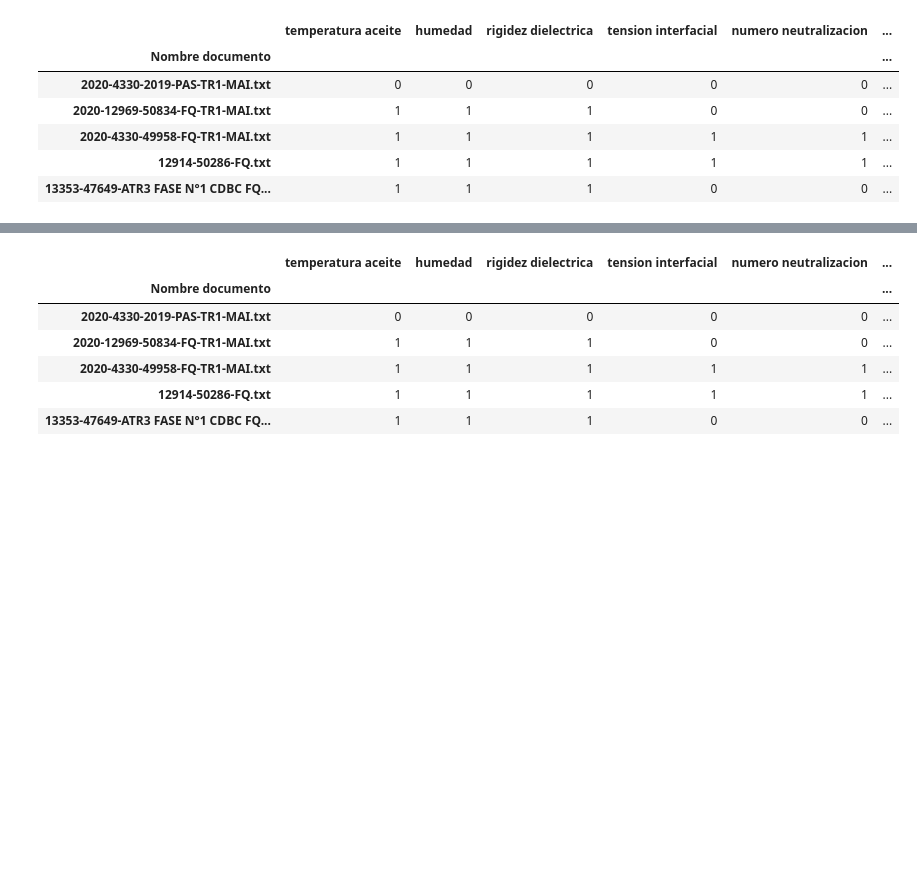
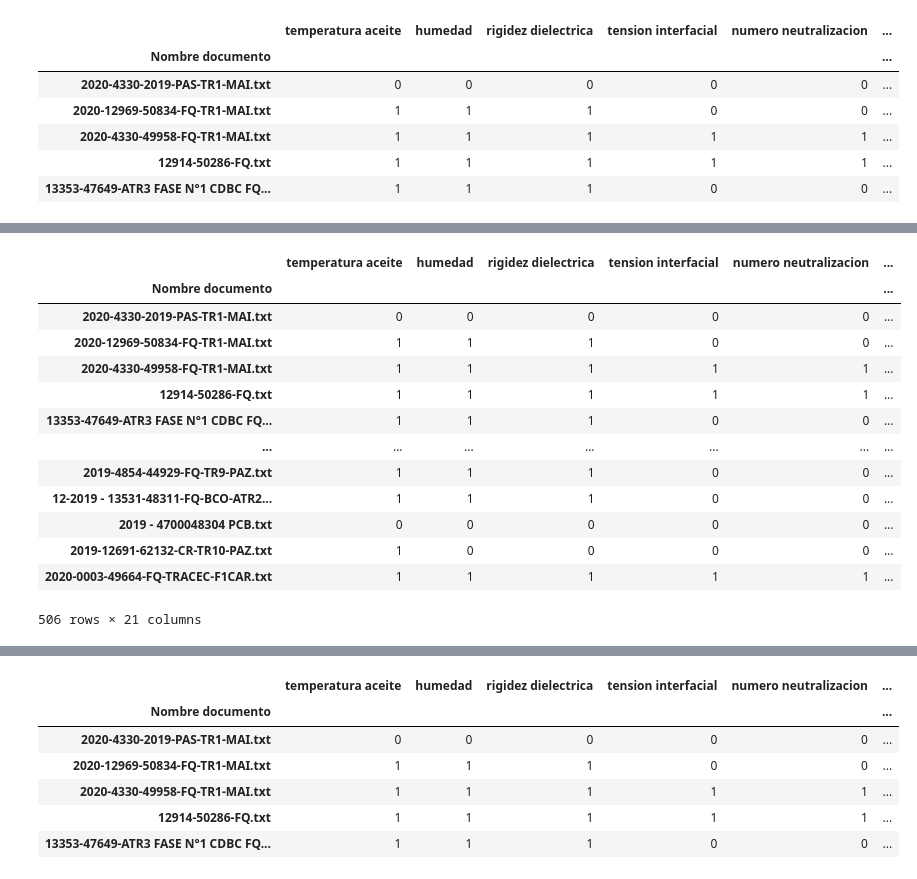
Before and after one commit to LauraOrozco/Proyecto_integrador_MSc, a Jupyter notebook: test_clasificacion_tesseract.ipynb, the cells around one changed output, grey strips where cells are left out. Drawn from its saved outputs; the diff is of its cells as text; code cells hidden in the pictures; blank space fills up the shorter version.

```diff
--- a/test_clasificacion_tesseract.ipynb
+++ b/test_clasificacion_tesseract.ipynb
@@ -266,3 +266,8 @@ doc_labels.head()
 | 2020-4330-49958-FQ-TR1-MAI.txt | 1 | 1 | 1 | 1 | 1 | ... |
 | 12914-50286-FQ.txt | 1 | 1 | 1 | 1 | 1 | ... |
 | 13353-47649-ATR3 FASE N°1 CDBC FQ... | 1 | 1 | 1 | 0 | 0 | ... |
+# %%
+docs_tag = pd.read_csv("Target - tagging.csv", sep=",")
+# %%
+docs_tag.set_index("document", inplace=True)
+docs_tag
@@ -268,0 +289,18 @@ doc_labels.head()
+# %%
+baseline_results = doc_labels.join(docs_tag)
+baseline_results
+# %% [output]
+|  | temperatura aceite | humedad | rigidez dielectrica | tension interfacial | numero neutralizacion | ... |
+| Nombre documento |  |  |  |  |  | ... |
+| 2020-4330-2019-PAS-TR1-MAI.txt | 0 | 0 | 0 | 0 | 0 | ... |
+| 2020-12969-50834-FQ-TR1-MAI.txt | 1 | 1 | 1 | 0 | 0 | ... |
+| 2020-4330-49958-FQ-TR1-MAI.txt | 1 | 1 | 1 | 1 | 1 | ... |
+| 12914-50286-FQ.txt | 1 | 1 | 1 | 1 | 1 | ... |
+| 13353-47649-ATR3 FASE N°1 CDBC FQ... | 1 | 1 | 1 | 0 | 0 | ... |
+| ... | ... | ... | ... | ... | ... | ... |
+| 2019-4854-44929-FQ-TR9-PAZ.txt | 1 | 1 | 1 | 0 | 0 | ... |
+| 12-2019 - 13531-48311-FQ-BCO-ATR2... | 1 | 1 | 1 | 0 | 0 | ... |
+| 2019 - 4700048304 PCB.txt | 0 | 0 | 0 | 0 | 0 | ... |
+| 2019-12691-62132-CR-TR10-PAZ.txt | 1 | 0 | 0 | 0 | 0 | ... |
+| 2020-0003-49664-FQ-TRACEC-F1CAR.txt | 1 | 1 | 1 | 1 | 1 | ... |
+506 rows × 21 columns
```
Also changed, not shown: parts of 16 cells of this notebook, 1 other file.
